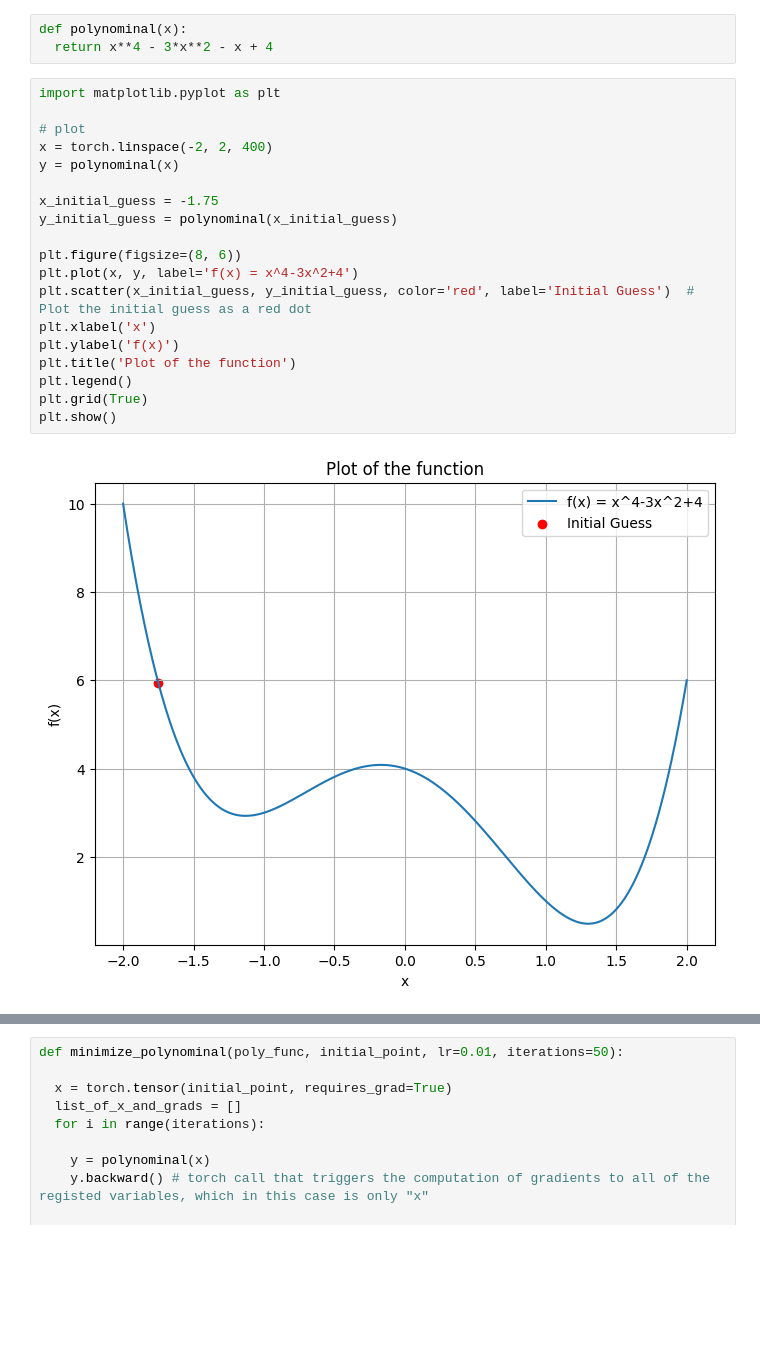
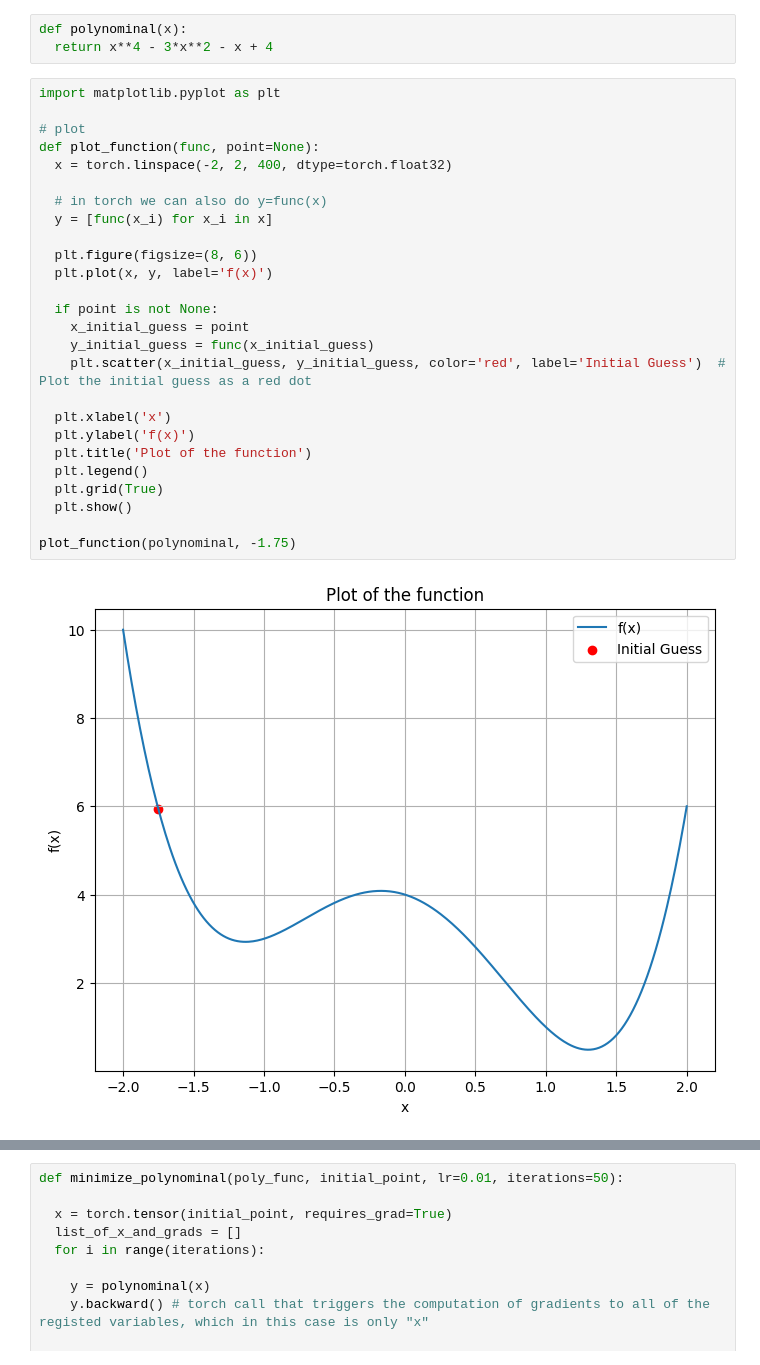
Before and after one commit to sousaUA/Neural-IR-hands-on, a Jupyter notebook: RI_practical_tutorial_1_Torch_background.ipynb, the cells around one changed output, grey strips where cells are left out. Cells and saved outputs as stored; diff of their text form; blank space fills up the shorter version.

```diff
--- a/RI_practical_tutorial_1_Torch_background.ipynb
+++ b/RI_practical_tutorial_1_Torch_background.ipynb
@@ -112,21 +122,28 @@ def polynominal(x):
 # %%
 import matplotlib.pyplot as plt
 
 # plot
-x = torch.linspace(-2, 2, 400)
-y = polynominal(x)
+def plot_function(func, point=None):
+  x = torch.linspace(-2, 2, 400, dtype=torch.float32)
 
-x_initial_guess = -1.75
-y_initial_guess = polynominal(x_initial_guess)
+  # in torch we can also do y=func(x)
+  y = [func(x_i) for x_i in x]
 
-plt.figure(figsize=(8, 6))
-plt.plot(x, y, label='f(x) = x^4-3x^2+4')
-plt.scatter(x_initial_guess, y_initial_guess, color='red', label='Initial Guess')  # Plot the initial guess as a red dot
-plt.xlabel('x')
-plt.ylabel('f(x)')
-plt.title('Plot of the function')
-plt.legend()
-plt.grid(True)
-plt.show()
+  plt.figure(figsize=(8, 6))
+  plt.plot(x, y, label='f(x)')
+
+  if point is not None:
+    x_initial_guess = point
+    y_initial_guess = func(x_initial_guess)
+    plt.scatter(x_initial_guess, y_initial_guess, color='red', label='Initial Guess')  # Plot the initial guess as a red dot
+
+  plt.xlabel('x')
+  plt.ylabel('f(x)')
+  plt.title('Plot of the function')
+  plt.legend()
+  plt.grid(True)
+  plt.show()
+
+plot_function(polynominal, -1.75)
 # %% [output]
-[figure, old version]
+[figure, new version]
```
Also changed, not shown: parts of 14 cells of this notebook.
